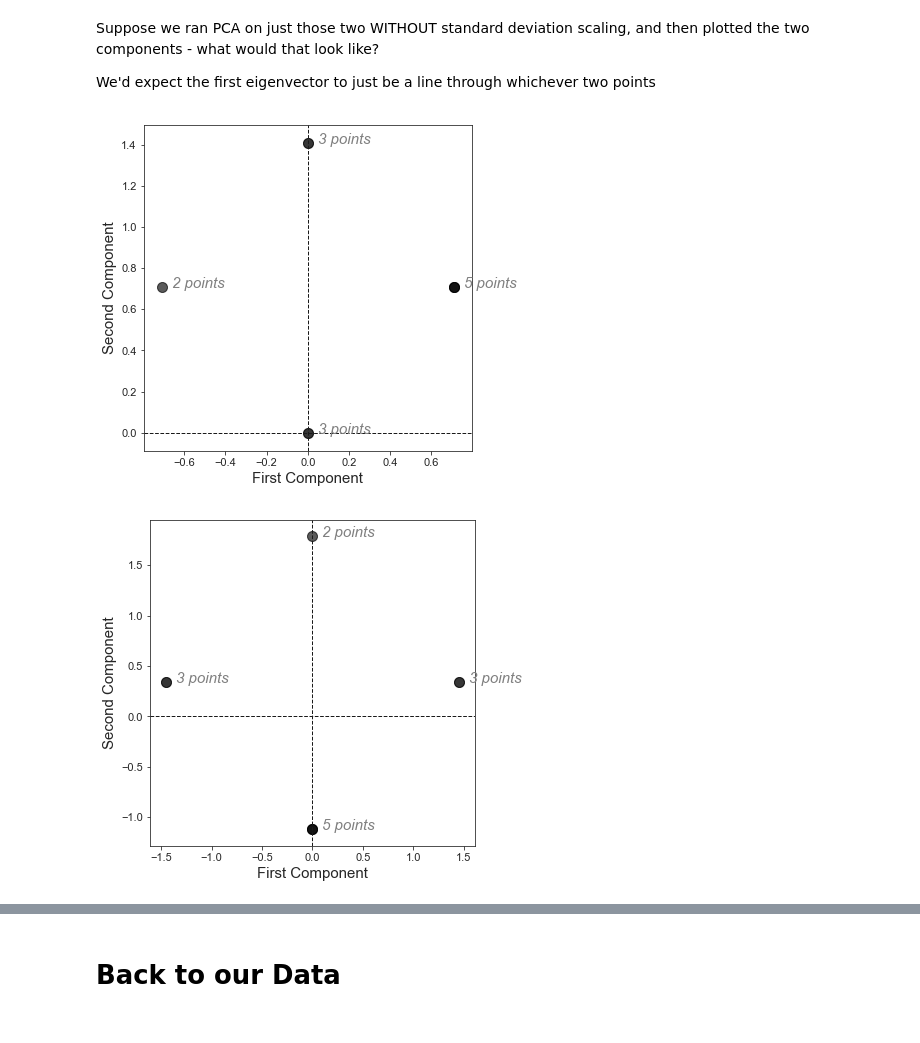
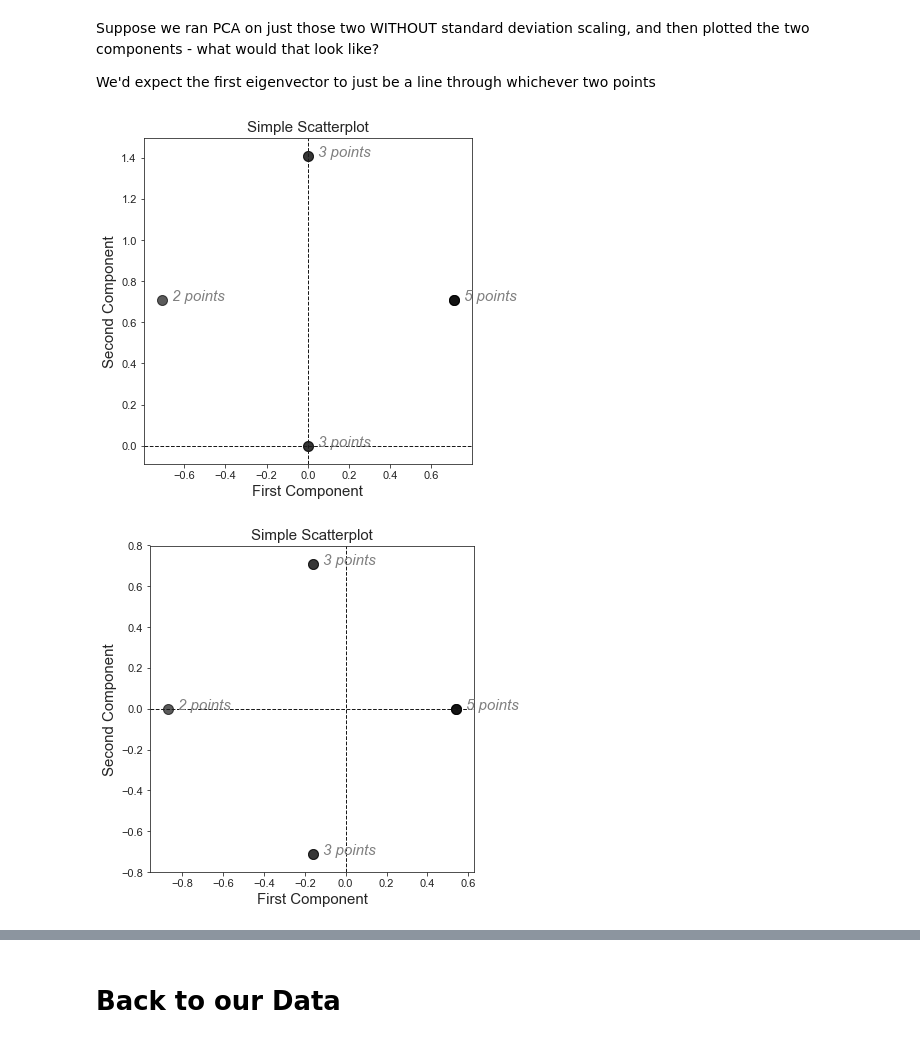
Before and after one commit to conditg/predicting-disruption, a Jupyter notebook: PredictingDisruption.ipynb, the cells around one changed output, grey strips where cells are left out. Cells and saved outputs as stored; diff of their text form; code cells hidden in the pictures.

```diff
--- a/PredictingDisruption.ipynb
+++ b/PredictingDisruption.ipynb
@@ -773,7 +767,7 @@ plt.show()
 # Sidebar: PCA with boolean (categorical one-hot encoded) variables
 # %%
 
-def ngraph(comp1,comp2, pca_labels=True):
+def ngraph(comp1,comp2, pca_labels=True, ncounts=True):
     '''Creates a simple scatter plot of two
     boolean variables that includes n-counts of
     the 4 clusters of overlapping points'''
@@ -814,8 +808,10 @@ def ngraph(comp1,comp2, pca_labels=True):
         #print(inspect.getargvalues(ngraph))
         plt.xlabel('First Feature')
         plt.ylabel('Second Feature')
-    for i in range(len(Z)):
-        ax.annotate(str(int(Z[i]))+" points", xy=(X[i],Y[i]), xytext=(10,-1),
-                    textcoords="offset points", fontsize=15, fontstyle='italic', color='grey')
+    plt.title('Simple Scatterplot')
+    if ncounts:
+        for i in range(len(Z)):
+            ax.annotate(str(int(Z[i]))+" points", xy=(X[i],Y[i]), xytext=(10,-1),
+                        textcoords="offset points", fontsize=15, fontstyle='italic', color='grey')
     plt.show()
 # %%
@@ -894,17 +953,17 @@ comp1 = eig_vec_cov[:,0].T.dot(X.T)
 comp2 = eig_vec_cov[:,1].T.dot(X.T)
 ngraph(comp1, comp2)
 # %% [output]
-[figure, old version]
+[figure, new version]
 # %%
 #However, with scaling it's not so neat:
-X = StandardScaler(with_mean=True, with_std=True).fit_transform(fake)
+X = StandardScaler(with_mean=True, with_std=False).fit_transform(fake)
 eig_val_cov, eig_vec_cov = np.linalg.eig(np.cov(X.T))
 #Create the components in order of importance
 ev_order = rankdata(eig_val_cov, method='ordinal')
 eig_vec_cov = np.asarray([eig_vec_cov[i-1] for i in np.flip(ev_order)])
 comp1 = eig_vec_cov[:,0].T.dot(X.T)
 comp2 = eig_vec_cov[:,1].T.dot(X.T)
 
 ngraph(comp1, comp2)
 # %% [output]
-[figure, old version]
+[figure, new version]
```
Also changed, not shown: parts of 23 cells of this notebook, 1 other file.
